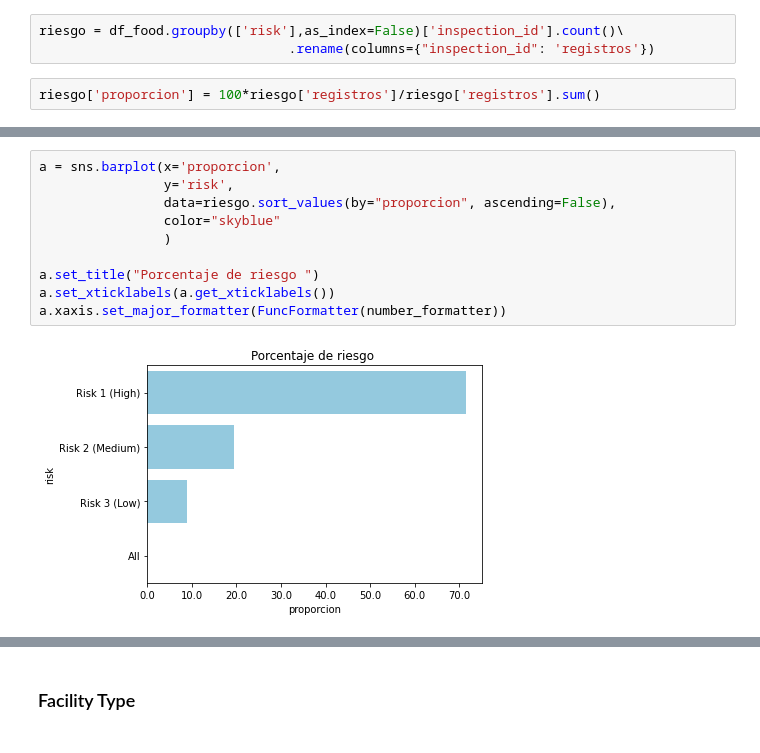
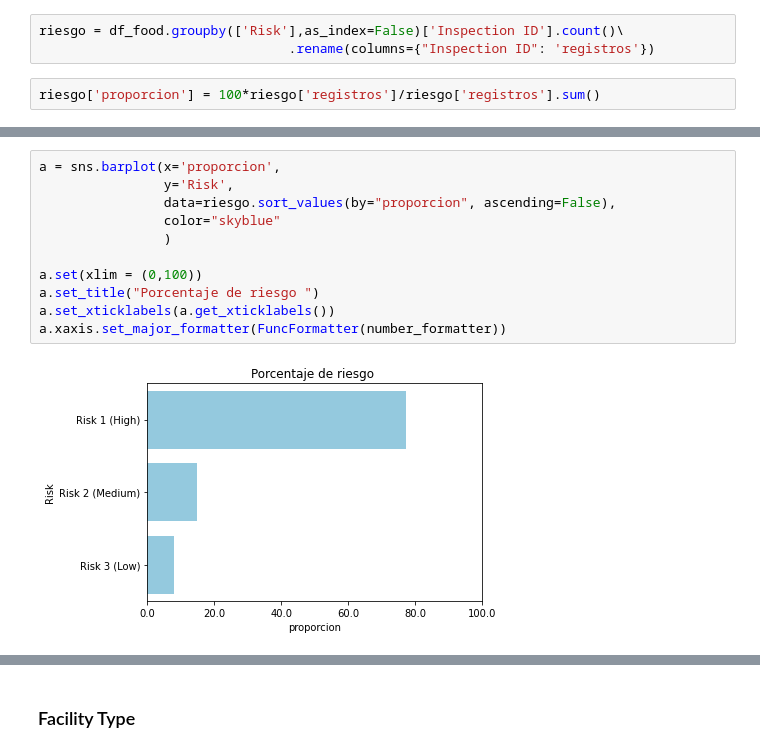
Before and after one commit to AnaTorresR/DPA-ADEI, a Jupyter notebook: notebooks/eda.ipynb, the cells around one changed output, grey strips where cells are left out. Cells and saved outputs as stored; diff of their text form.

Commit message:
Mejorando gráfica de riesgos

```diff
--- a/notebooks/eda.ipynb
+++ b/notebooks/eda.ipynb
@@ -222,7 +222,7 @@ El día en el que se realizaron el mayor número de inspecciones fue el 14 de no
 # %% [markdown]
 ### Risk
 # %%
-riesgo = df_food.groupby(['risk'],as_index=False)['inspection_id'].count()\
-                                .rename(columns={"inspection_id": 'registros'})
+riesgo = df_food.groupby(['Risk'],as_index=False)['Inspection ID'].count()\
+                                .rename(columns={"Inspection ID": 'registros'})
 # %%
 riesgo['proporcion'] = 100*riesgo['registros']/riesgo['registros'].sum()
@@ -237,13 +229,14 @@ riesgo
 # %%
 a = sns.barplot(x='proporcion',
-                y='risk',
+                y='Risk',
                 data=riesgo.sort_values(by="proporcion", ascending=False),
                 color="skyblue"
                 )
 
+a.set(xlim = (0,100))
 a.set_title("Porcentaje de riesgo ")
 a.set_xticklabels(a.get_xticklabels())
 a.xaxis.set_major_formatter(FuncFormatter(number_formatter))
 # %% [output]
-[figure, old version]
+[figure, new version]
 # %% [markdown]
```
Also changed, not shown: parts of 2 cells of this notebook.
